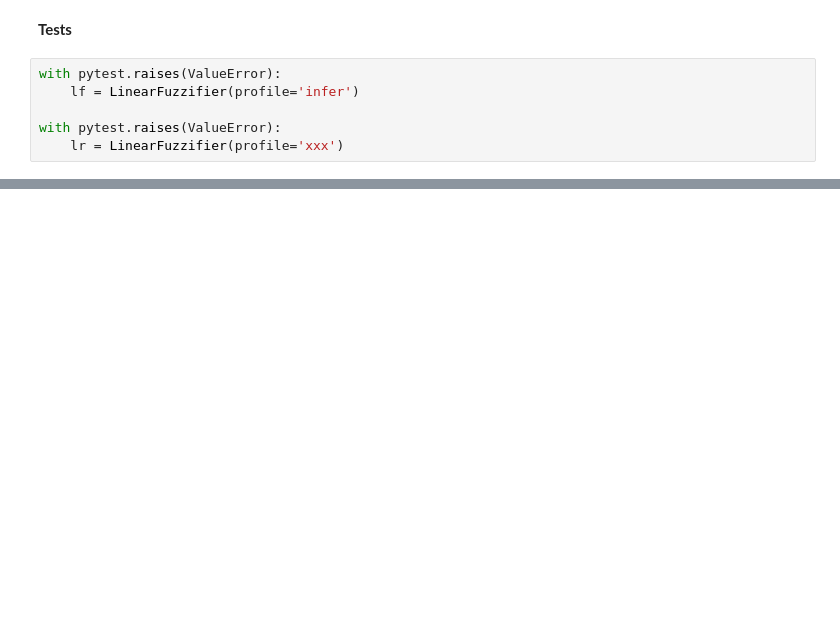
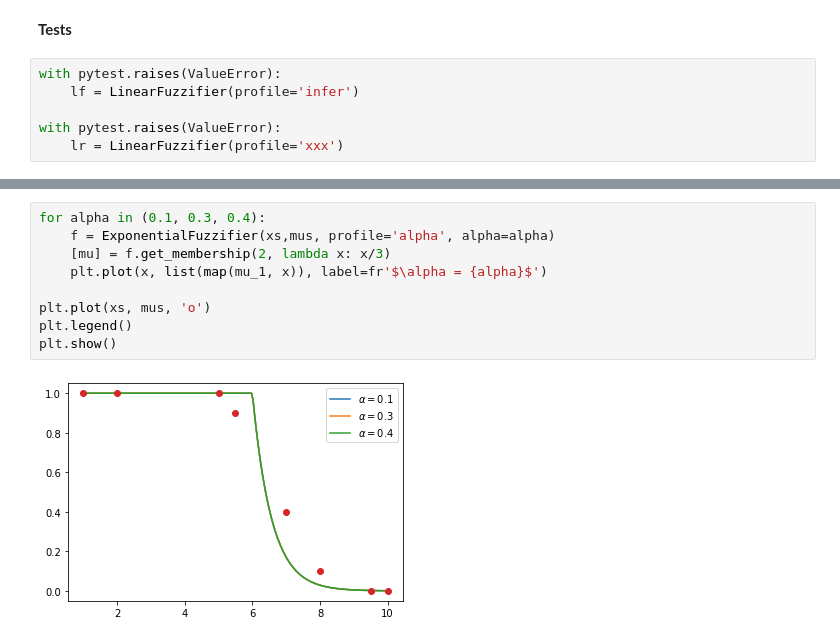
Before and after one commit to ManuelDileo/mulearn, a Jupyter notebook: 01_fuzzifiers.ipynb, the cells around one changed output, grey strips where cells are left out. Cells and saved outputs as stored; diff of their text form; blank space fills up the shorter version.

```diff
--- a/01_fuzzifiers.ipynb
+++ b/01_fuzzifiers.ipynb
@@ -680,0 +853,11 @@ class ExponentialFuzzifier(Fuzzifier):
+# %%
+for alpha in (0.1, 0.3, 0.4):
+    f = ExponentialFuzzifier(xs,mus, profile='alpha', alpha=alpha)
+    [mu] = f.get_membership(2, lambda x: x/3)
+    plt.plot(x, list(map(mu_1, x)), label=fr'$\alpha = {alpha}$')
+
+plt.plot(xs, mus, 'o')
+plt.legend()
+plt.show()
+# %% [output]
+[figure, added]
```
Also changed, not shown: parts of 33 cells of this notebook, 2 other files.
